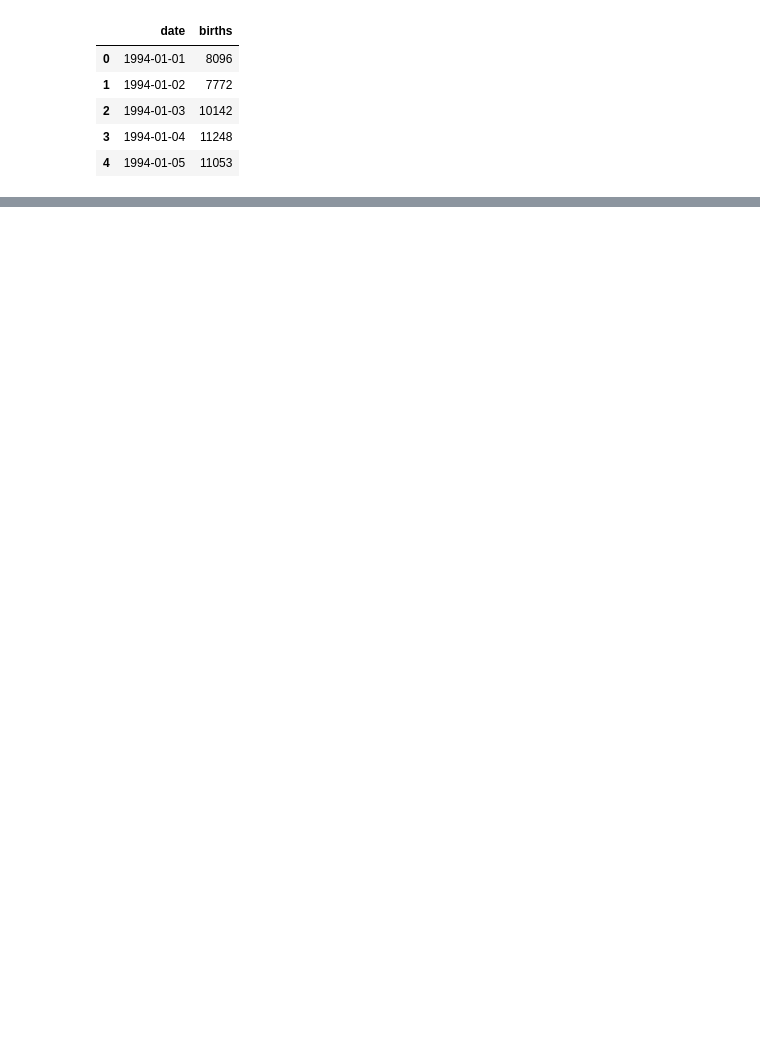
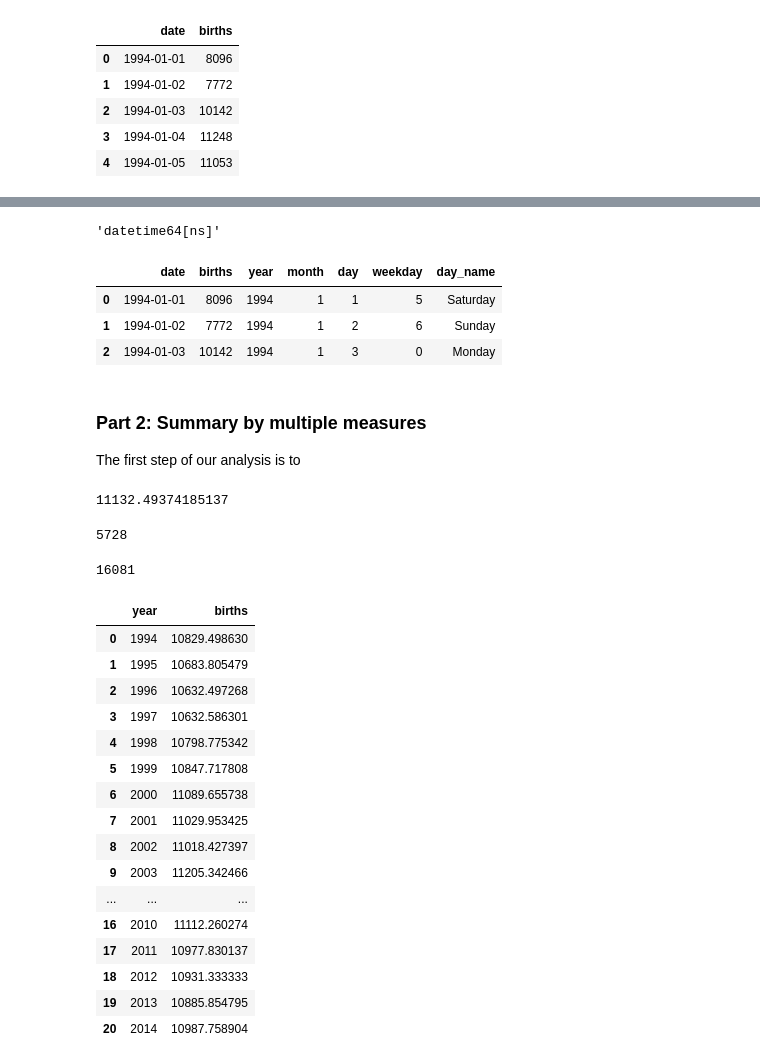
Before and after one commit to subwaymatch/analytics-case-development, a Jupyter notebook: us-births/us-births.ipynb, the cells around one changed output, grey strips where cells are left out. Cells and saved outputs as stored; diff of their text form; code cells hidden in the pictures; blank space fills up the shorter version.

```diff
--- a/us-births/us-births.ipynb
+++ b/us-births/us-births.ipynb
@@ -27,0 +66,55 @@ df.head()
+# %%
+str(df['date'].dtype)
+# %% [output]
+'datetime64[ns]'
+# %%
+df['year'] = df['date'].dt.year
+df['month'] = df['date'].dt.month
+df['day'] = df['date'].dt.day
+df['weekday'] = df['date'].dt.weekday
+df['day_name'] = df['date'].dt.day_name()
+
+df.head(3)
+# %% [output]
+|  | date | births | year | month | day | weekday | day_name |
+| 0 | 1994-01-01 | 8096 | 1994 | 1 | 1 | 5 | Saturday |
+| 1 | 1994-01-02 | 7772 | 1994 | 1 | 2 | 6 | Sunday |
+| 2 | 1994-01-03 | 10142 | 1994 | 1 | 3 | 0 | Monday |
+# %% [markdown]
+### Part 2: Summary by multiple measures
+
+The first step of our analysis is to
+# %%
+df['births'].mean()
+# %% [output]
+11132.49374185137
+# %%
+df['births'].min()
+# %% [output]
+5728
+# %%
+df['births'].max()
+# %% [output]
+16081
+# %%
+df.groupby('year', as_index=False).agg({
+      'births': np.mean
+})
+# %% [output]
+|  | year | births |
+| 0 | 1994 | 10829.498630 |
+| 1 | 1995 | 10683.805479 |
+| 2 | 1996 | 10632.497268 |
+| 3 | 1997 | 10632.586301 |
+| 4 | 1998 | 10798.775342 |
+| 5 | 1999 | 10847.717808 |
+| 6 | 2000 | 11089.655738 |
+| 7 | 2001 | 11029.953425 |
+| 8 | 2002 | 11018.427397 |
+| 9 | 2003 | 11205.342466 |
+| ... | ... | ... |
+| 16 | 2010 | 11112.260274 |
+| 17 | 2011 | 10977.830137 |
+| 18 | 2012 | 10931.333333 |
+| 19 | 2013 | 10885.854795 |
+| 20 | 2014 | 10987.758904 |
```
Also changed, not shown: parts of 11 cells of this notebook, 32 other files.
